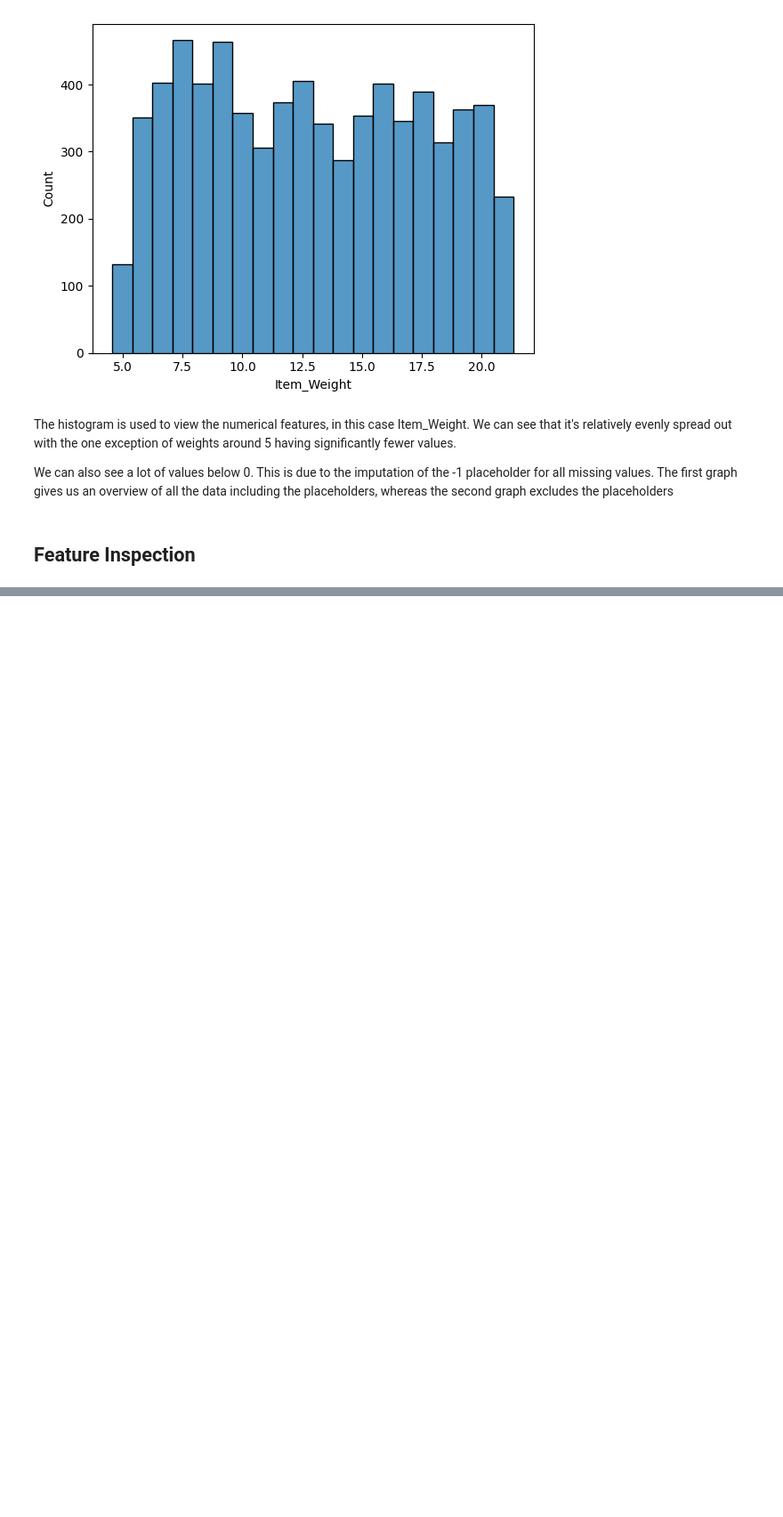
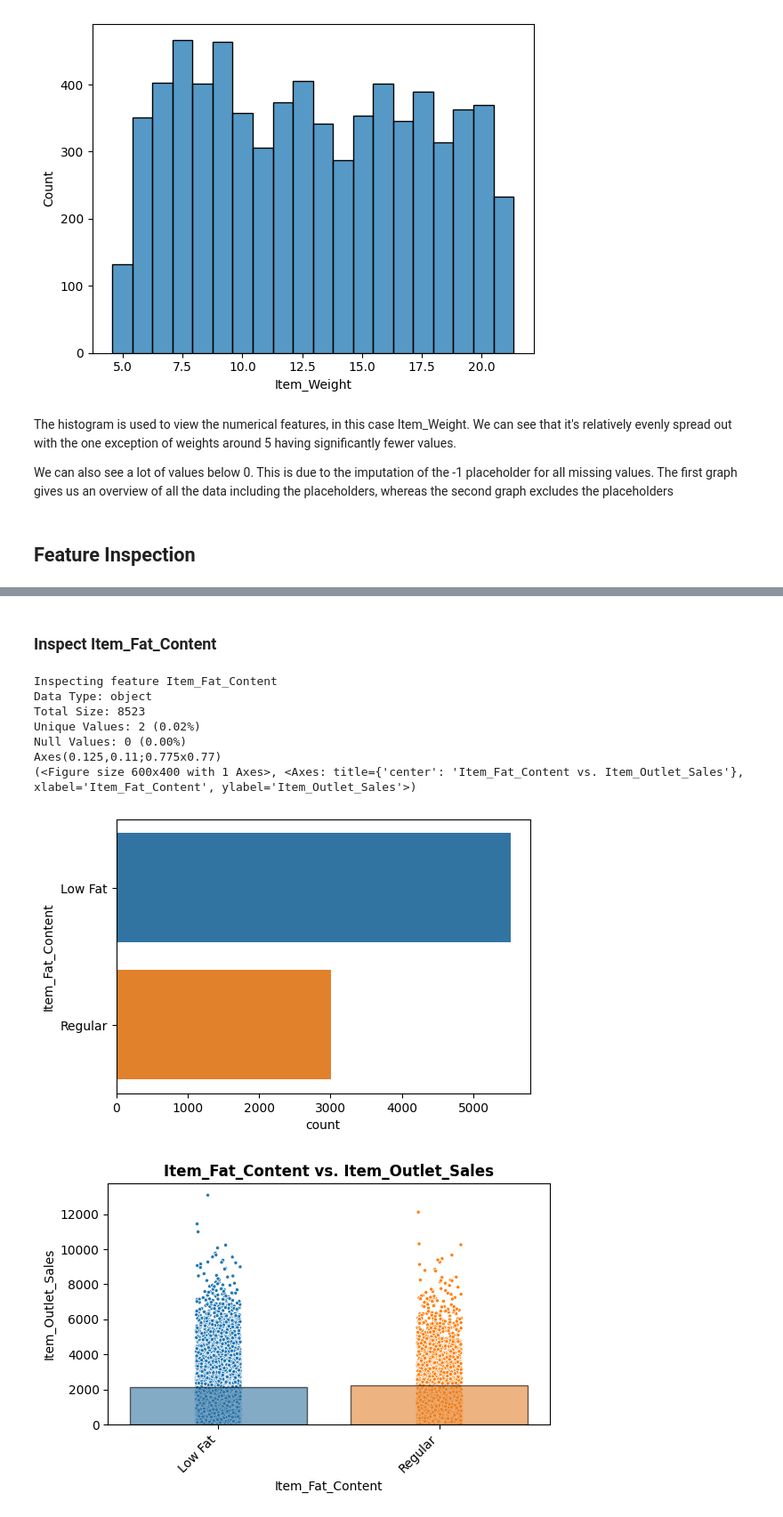
Before and after one commit to YoungVoid/Prediction-of-Product-Sales, a Jupyter notebook: Prediction_of_Product_Sales.ipynb, the cells around one changed output, grey strips where cells are left out. Shown at 89% size. Saved outputs shown, nothing was run; the diff lists cells and outputs as text; code cells hidden in the pictures; blank space fills up the shorter version.

```diff
--- a/Prediction_of_Product_Sales.ipynb
+++ b/Prediction_of_Product_Sales.ipynb
@@ -407,0 +703,14 @@ We can also see a lot of values below 0. This is due to the imputation of the -1
+# %% [markdown]
+### Inspect Item_Fat_Content
+# %%
+InspectFeature('Item_Fat_Content')
+# %% [output]
+Inspecting feature Item_Fat_Content
+Data Type: object
+Total Size: 8523
+Unique Values: 2 (0.02%)
+Null Values: 0 (0.00%)
+Axes(0.125,0.11;0.775x0.77)
+(<Figure size 600x400 with 1 Axes>, <Axes: title={'center': 'Item_Fat_Content vs. Item_Outlet_Sales'}, xlabel='Item_Fat_Content', ylabel='Item_Outlet_Sales'>)
+[figure, added]
+[figure, added]
```
Also changed, not shown: parts of 82 cells of this notebook.
